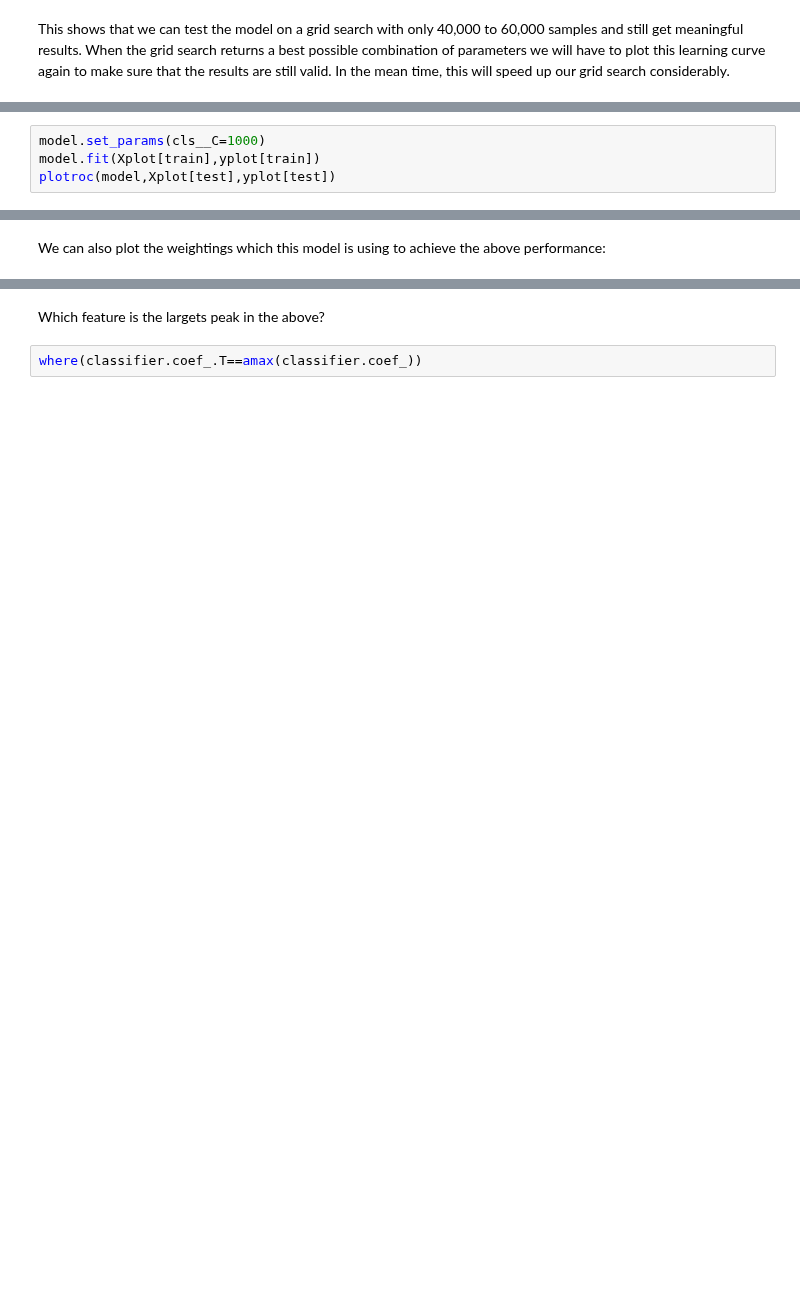
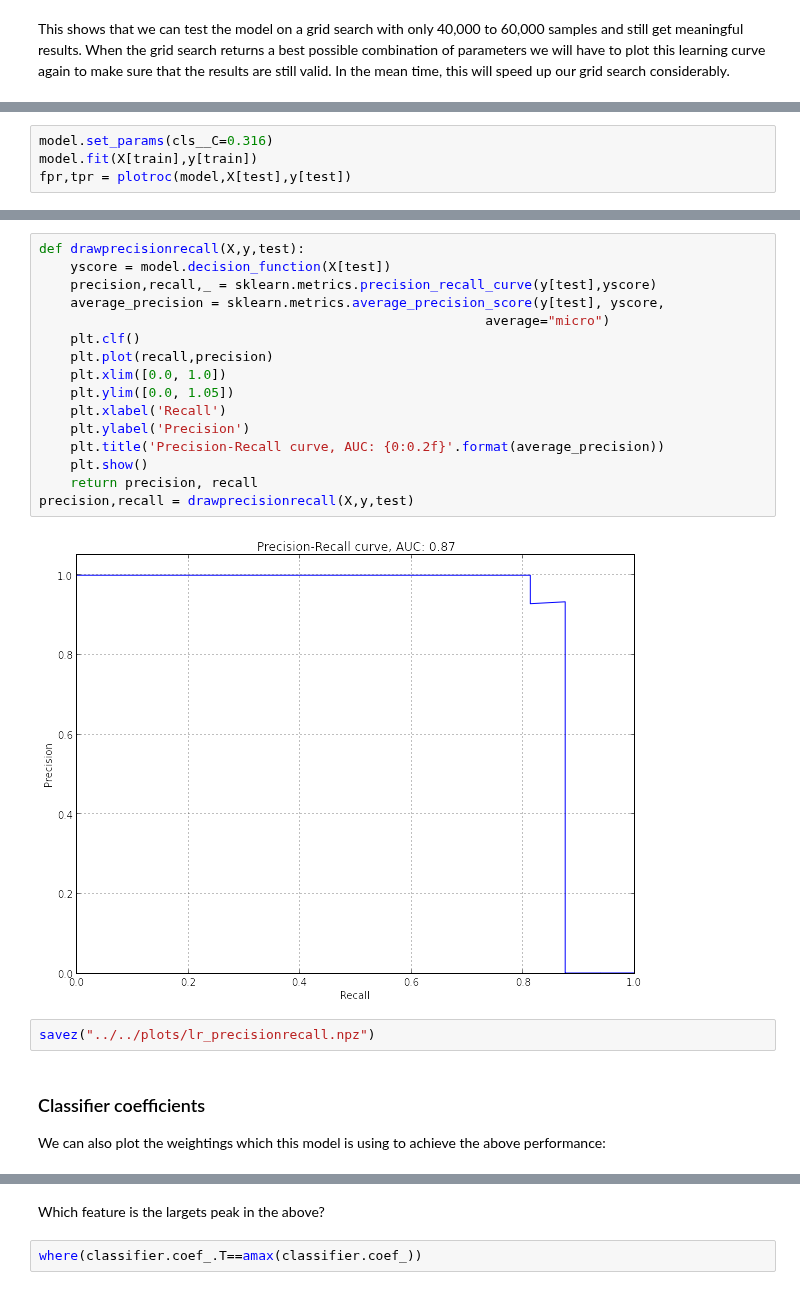
Before and after one commit to gngdb/opencast-bio, a Jupyter notebook: notebooks/Classifier Training.ipynb, the cells around one changed output, grey strips where cells are left out. Drawn from its saved outputs; the diff is of its cells as text; blank space fills up the shorter version.

```diff
--- a/notebooks/Classifier Training.ipynb
+++ b/notebooks/Classifier Training.ipynb
@@ -507,4 +589,4 @@ for train,test in cv:
 # %%
-model.set_params(cls__C=1000)
-model.fit(Xplot[train],yplot[train])
-plotroc(model,Xplot[test],yplot[test])
+model.set_params(cls__C=0.316)
+model.fit(X[train],y[train])
+fpr,tpr = plotroc(model,X[test],y[test])
@@ -513,3 +611,25 @@ plotroc(model,Xplot[test],yplot[test])
+# %%
+def drawprecisionrecall(X,y,test):
+    yscore = model.decision_function(X[test])
+    precision,recall,_ = sklearn.metrics.precision_recall_curve(y[test],yscore)
+    average_precision = sklearn.metrics.average_precision_score(y[test], yscore,
+                                                         average="micro")
+    plt.clf()
+    plt.plot(recall,precision)
+    plt.xlim([0.0, 1.0])
+    plt.ylim([0.0, 1.05])
+    plt.xlabel('Recall')
+    plt.ylabel('Precision')
+    plt.title('Precision-Recall curve, AUC: {0:0.2f}'.format(average_precision))
+    plt.show()
+    return precision, recall
+precision,recall = drawprecisionrecall(X,y,test)
+# %% [output]
+[figure, added]
+# %%
+savez("../../plots/lr_precisionrecall.npz")
 # %% [markdown]
+### Classifier coefficients
+
 We can also plot the weightings which this model is using to achieve the above performance:
 # %%
```
Also changed, not shown: parts of 27 cells of this notebook.
